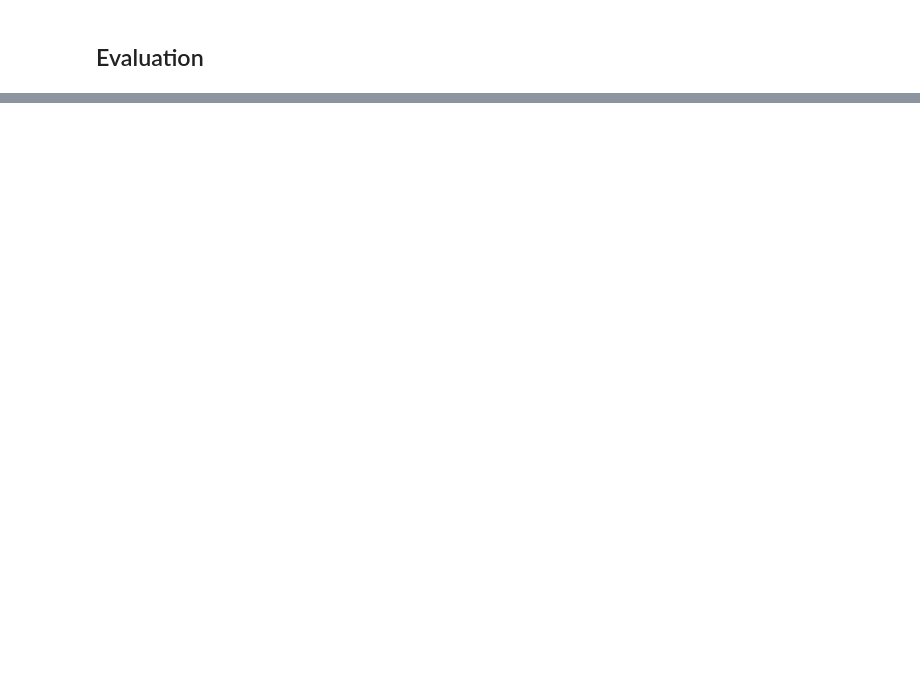
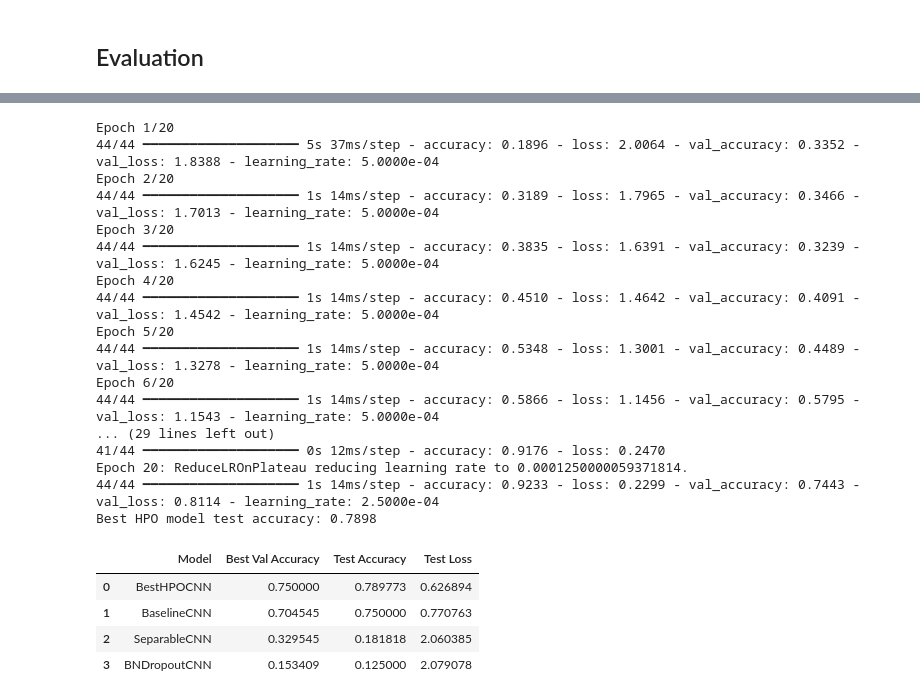
Before and after one commit to aadi308/real_time_facial_emotion_recognition, a Jupyter notebook: facial_emotion_recognition.ipynb, the cells around one changed output, grey strips where cells are left out. Drawn from its saved outputs; the diff is of its cells as text; code cells hidden in the pictures; blank space fills up the shorter version.

Commit message:
feat: add models and hyperparameters

```diff
--- a/facial_emotion_recognition.ipynb
+++ b/facial_emotion_recognition.ipynb
@@ -524,0 +786,67 @@ Model saved to /content/emotion_cnn_model.keras
+# %%
+# Block: Retrain best hyperparameter configuration and compare with top architecture.
+if best_cfg is None:
+    raise ValueError('No best hyperparameter configuration found. Run the HPO cell first.')
+
+best_hpo_model = build_tunable_cnn(
+    input_shape=X_train.shape[1:],
+    num_classes=y_train_cat.shape[1],
+    conv_base=best_cfg['conv_base'],
+    dense_units=best_cfg['dense_units'],
+    dropout_rate=best_cfg['dropout_rate'],
+    lr=best_cfg['lr'],
+)
+
+best_hpo_history = best_hpo_model.fit(
+    X_train,
+    y_train_cat,
+    validation_data=(X_val, y_val_cat),
+    epochs=20,
+    batch_size=best_cfg['batch_size'],
+    callbacks=[
+        tf.keras.callbacks.EarlyStopping(monitor='val_loss', patience=4, restore_best_weights=True),
+        tf.keras.callbacks.ReduceLROnPlateau(monitor='val_loss', factor=0.5, patience=2, verbose=1),
+    ],
+    verbose=1,
+)
+
+hpo_test_loss, hpo_test_acc = best_hpo_model.evaluate(X_test, y_test_cat, verbose=0)
+print(f'Best HPO model test accuracy: {hpo_test_acc:.4f}')
+
+final_compare_df = comparison_df.copy()
+final_compare_df = pd.concat([
+    final_compare_df,
+    pd.DataFrame([
+        {
+            'Model': 'BestHPOCNN',
+            'Best Val Accuracy': float(max(best_hpo_history.history['val_accuracy'])),
+            'Test Accuracy': float(hpo_test_acc),
+            'Test Loss': float(hpo_test_loss),
+        }
+    ])
+], ignore_index=True).sort_values('Test Accuracy', ascending=False).reset_index(drop=True)
+
+final_compare_df
+# %% [output]
+Epoch 1/20
+44/44 ━━━━━━━━━━━━━━━━━━━━ 5s 37ms/step - accuracy: 0.1896 - loss: 2.0064 - val_accuracy: 0.3352 - val_loss: 1.8388 - learning_rate: 5.0000e-04
+Epoch 2/20
+44/44 ━━━━━━━━━━━━━━━━━━━━ 1s 14ms/step - accuracy: 0.3189 - loss: 1.7965 - val_accuracy: 0.3466 - val_loss: 1.7013 - learning_rate: 5.0000e-04
+Epoch 3/20
+44/44 ━━━━━━━━━━━━━━━━━━━━ 1s 14ms/step - accuracy: 0.3835 - loss: 1.6391 - val_accuracy: 0.3239 - val_loss: 1.6245 - learning_rate: 5.0000e-04
+Epoch 4/20
+44/44 ━━━━━━━━━━━━━━━━━━━━ 1s 14ms/step - accuracy: 0.4510 - loss: 1.4642 - val_accuracy: 0.4091 - val_loss: 1.4542 - learning_rate: 5.0000e-04
+Epoch 5/20
+44/44 ━━━━━━━━━━━━━━━━━━━━ 1s 14ms/step - accuracy: 0.5348 - loss: 1.3001 - val_accuracy: 0.4489 - val_loss: 1.3278 - learning_rate: 5.0000e-04
+Epoch 6/20
+44/44 ━━━━━━━━━━━━━━━━━━━━ 1s 14ms/step - accuracy: 0.5866 - loss: 1.1456 - val_accuracy: 0.5795 - val_loss: 1.1543 - learning_rate: 5.0000e-04
+... (29 lines left out)
+41/44 ━━━━━━━━━━━━━━━━━━━━ 0s 12ms/step - accuracy: 0.9176 - loss: 0.2470
+Epoch 20: ReduceLROnPlateau reducing learning rate to 0.0001250000059371814.
+44/44 ━━━━━━━━━━━━━━━━━━━━ 1s 14ms/step - accuracy: 0.9233 - loss: 0.2299 - val_accuracy: 0.7443 - val_loss: 0.8114 - learning_rate: 2.5000e-04
+Best HPO model test accuracy: 0.7898
+|  | Model | Best Val Accuracy | Test Accuracy | Test Loss |
+| 0 | BestHPOCNN | 0.750000 | 0.789773 | 0.626894 |
+| 1 | BaselineCNN | 0.704545 | 0.750000 | 0.770763 |
+| 2 | SeparableCNN | 0.329545 | 0.181818 | 2.060385 |
+| 3 | BNDropoutCNN | 0.153409 | 0.125000 | 2.079078 |
```
Also changed, not shown: parts of 11 cells of this notebook.
